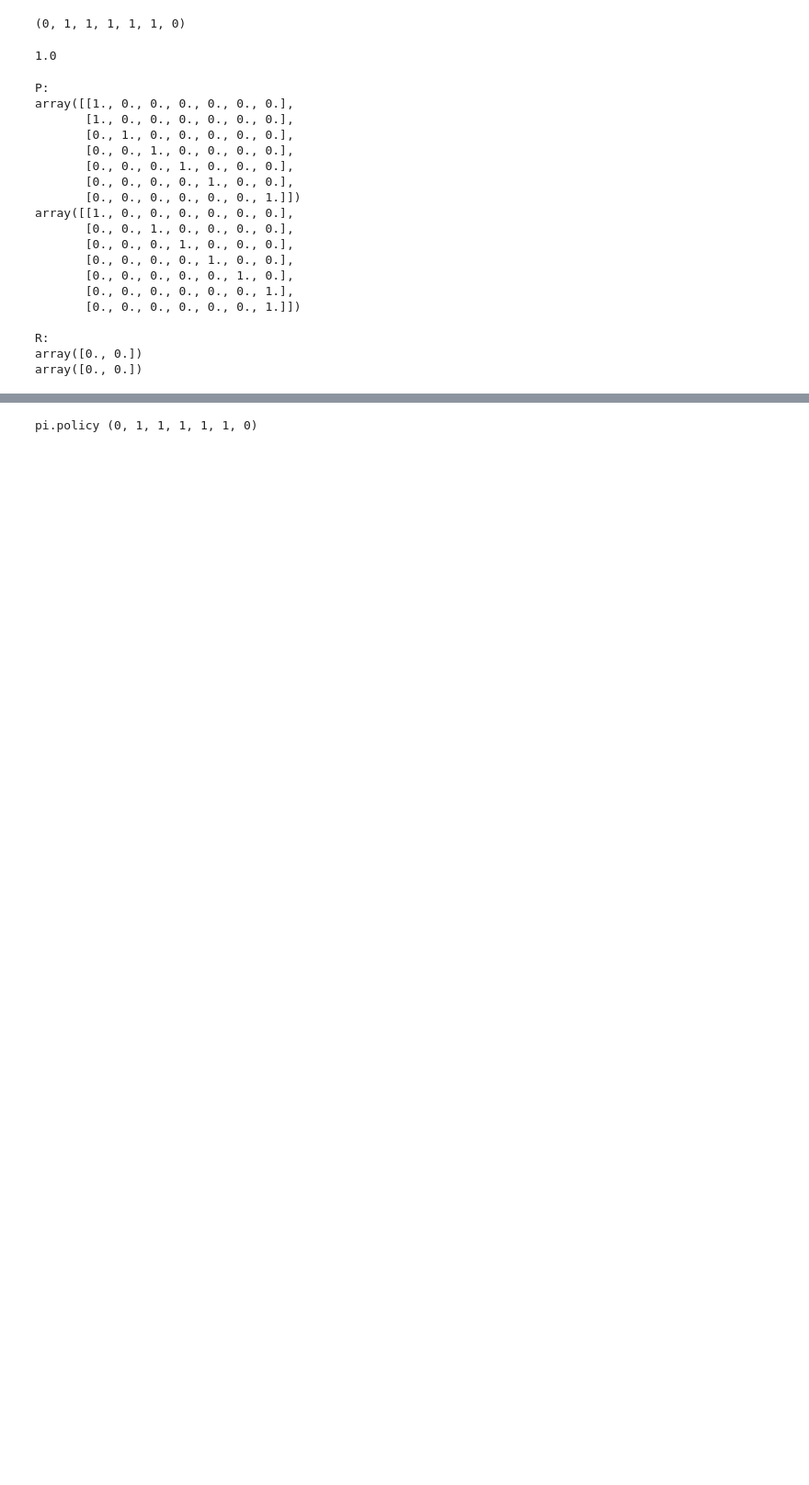
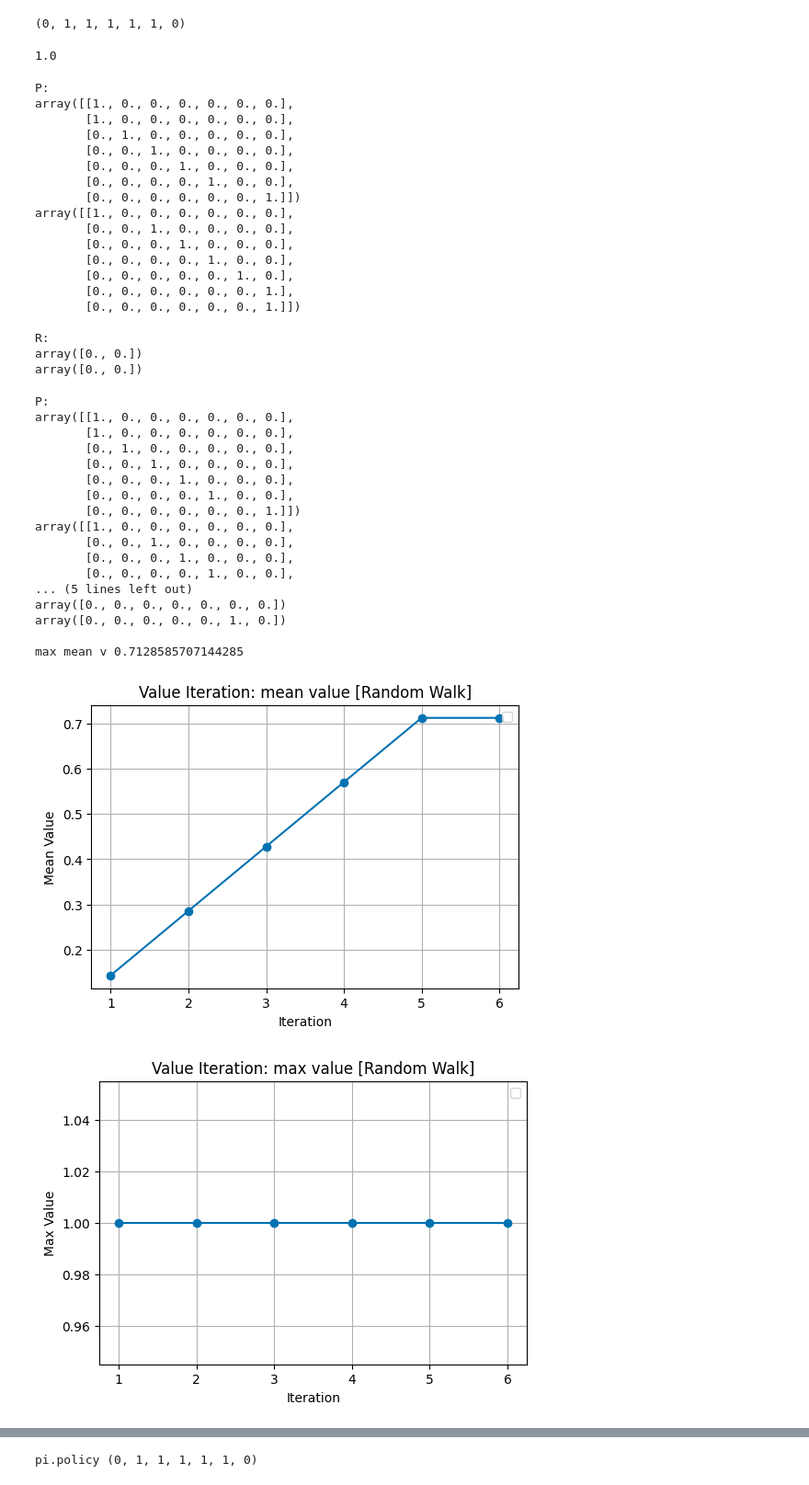
Before and after one commit to fonylew/machine-learning, a Jupyter notebook: reinforcement_learning/randomwalk.ipynb, the cells around one changed output, grey strips where cells are left out. Shown at 92% size. Cells and saved outputs as stored; diff of their text form; code cells hidden in the pictures; blank space fills up the shorter version.

```diff
--- a/reinforcement_learning/randomwalk.ipynb
+++ b/reinforcement_learning/randomwalk.ipynb
@@ -75,3 +83,37 @@ array([[1., 0., 0., 0., 0., 0., 0.],
 R:
 array([0., 0.])
 array([0., 0.])
+# %%
+args = {"transitions":P, "reward":R, "gamma":0.999,"epsilon":0.1, "max_iter":10**5, "skip_check":True, "run_stat_frequency":1}
+vi = mdp.ValueIteration(**args)
+vi.run()
+print(vi)
+vi_result = record(vi.run_stats, ["Mean V", "Max V", "Iteration"])
+num_iters = len(vi_result["Mean V"])
+print("max mean v", max(vi_result["Mean V"]))
+plot_data(vi_result["Iteration"], vi_result["Mean V"],
+                 "Iteration", "Mean Value", "Value Iteration: mean value [Random Walk]", figure_size=(6,4))
+plot_data(vi_result["Iteration"], vi_result["Max V"],
+                 "Iteration", "Max Value", "Value Iteration: max value [Random Walk]", figure_size=(6,4))
+plot_data(vi_result["Iteration"], vi_result["times"],
+                 "Iteration", "time(seconds)", "Value Iteration: time elapse [Random Walk]", figure_size=(6,4))
+# %% [output]
+P:
+array([[1., 0., 0., 0., 0., 0., 0.],
+       [1., 0., 0., 0., 0., 0., 0.],
+       [0., 1., 0., 0., 0., 0., 0.],
+       [0., 0., 1., 0., 0., 0., 0.],
+       [0., 0., 0., 1., 0., 0., 0.],
+       [0., 0., 0., 0., 1., 0., 0.],
+       [0., 0., 0., 0., 0., 0., 1.]])
+array([[1., 0., 0., 0., 0., 0., 0.],
+       [0., 0., 1., 0., 0., 0., 0.],
+       [0., 0., 0., 1., 0., 0., 0.],
+       [0., 0., 0., 0., 1., 0., 0.],
+... (5 lines left out)
+array([0., 0., 0., 0., 0., 0., 0.])
+array([0., 0., 0., 0., 0., 1., 0.])
+
+max mean v 0.7128585707144285
+[figure, added]
+[figure, added]
```
Also changed, not shown: parts of 25 cells of this notebook, 4 other files.
